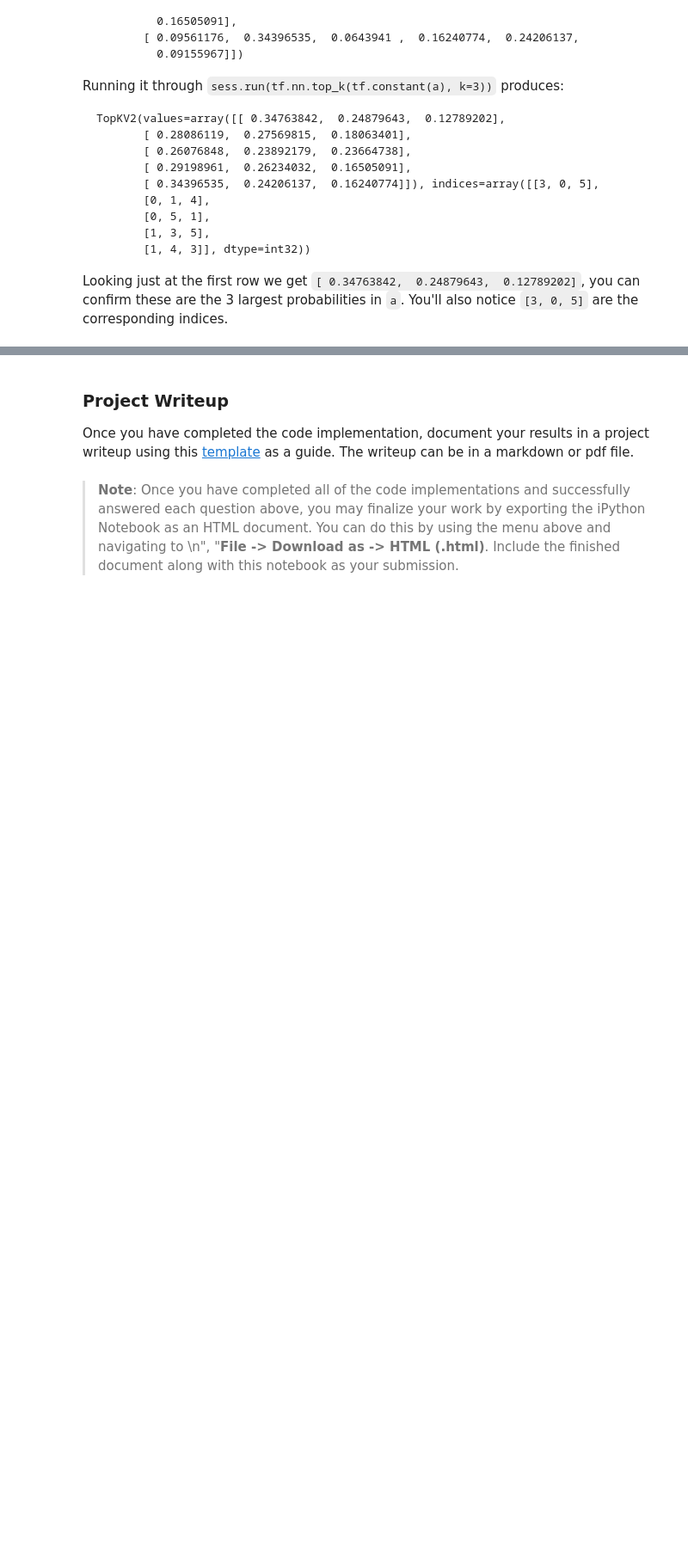
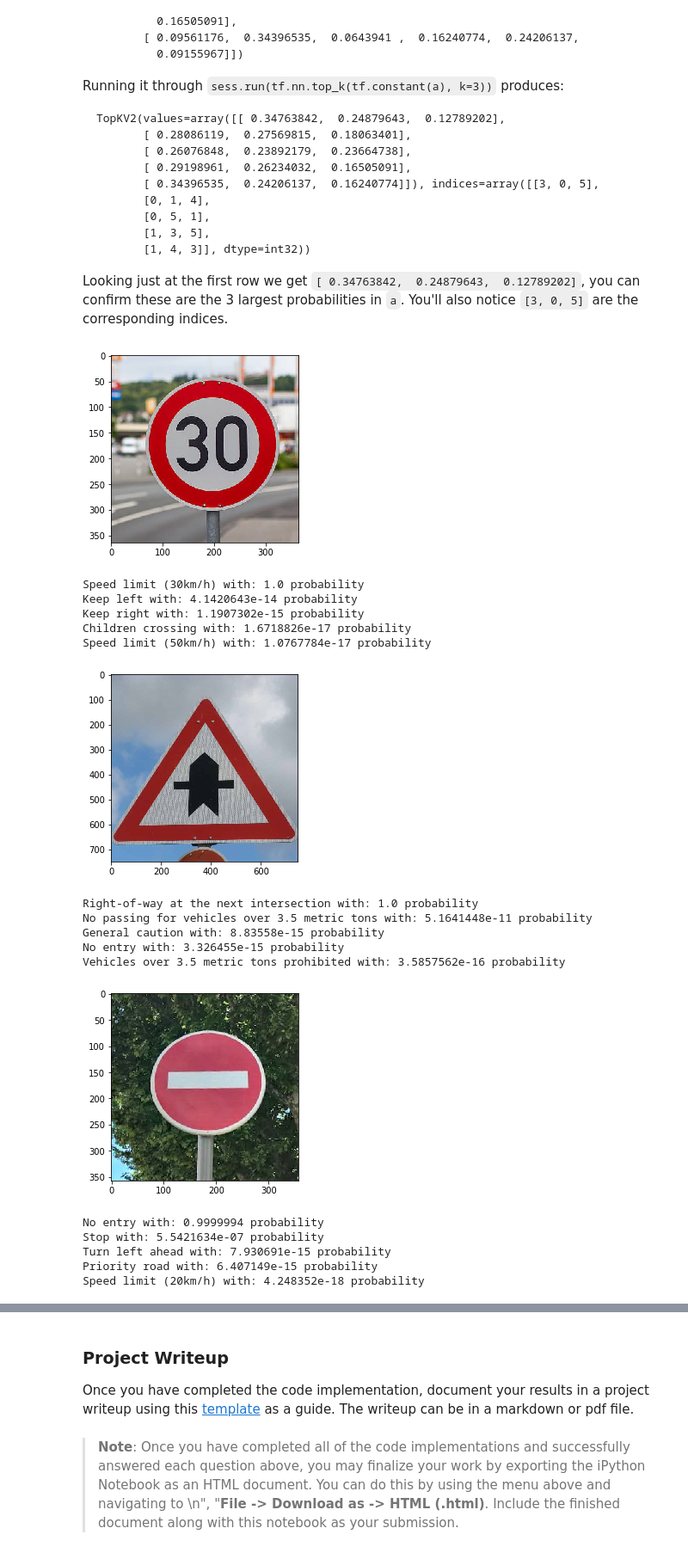
Before and after one commit to nirmorgo/CarND-Traffic-Sign-Classifier-Project, a Jupyter notebook: Traffic_Sign_Classifier.ipynb, the cells around one changed output, grey strips where cells are left out. Shown at 86% size. Saved outputs shown, nothing was run; the diff lists cells and outputs as text; code cells hidden in the pictures; blank space fills up the shorter version.

```diff
--- a/Traffic_Sign_Classifier.ipynb
+++ b/Traffic_Sign_Classifier.ipynb
@@ -512,0 +536,32 @@ Looking just at the first row we get `[ 0.34763842,  0.24879643,  0.12789202]`,
+# %%
+# clip the preds values to avoid overflow when appling softmax
+preds = np.clip(preds,-10,30)
+# first we turn the logits into probabilities
+probs = np.exp(preds) / (np.sum(np.exp(preds), axis=1))[:,None]
+# we will take the top 5 results
+top5 = sess.run(tf.nn.top_k(tf.constant(probs), k=5))
+# %%
+for i in range(len(web_images)):
+    plt.imshow(web_images[i])
+    plt.show()
+    for j in range(5):
+        print(signnames[top5.indices[i][j]]+" with: "+str(top5.values[i][j])+' probability')
+# %% [output]
+[figure, added]
+Speed limit (30km/h) with: 1.0 probability
+Keep left with: 4.1420643e-14 probability
+Keep right with: 1.1907302e-15 probability
+Children crossing with: 1.6718826e-17 probability
+Speed limit (50km/h) with: 1.0767784e-17 probability
+[figure, added]
+Right-of-way at the next intersection with: 1.0 probability
+No passing for vehicles over 3.5 metric tons with: 5.1641448e-11 probability
+General caution with: 8.83558e-15 probability
+No entry with: 3.326455e-15 probability
+Vehicles over 3.5 metric tons prohibited with: 3.5857562e-16 probability
+[figure, added]
+No entry with: 0.9999994 probability
+Stop with: 5.5421634e-07 probability
+Turn left ahead with: 7.930691e-15 probability
+Priority road with: 6.407149e-15 probability
+Speed limit (20km/h) with: 4.248352e-18 probability
```
Also changed, not shown: parts of 14 cells of this notebook, 1 other file.
